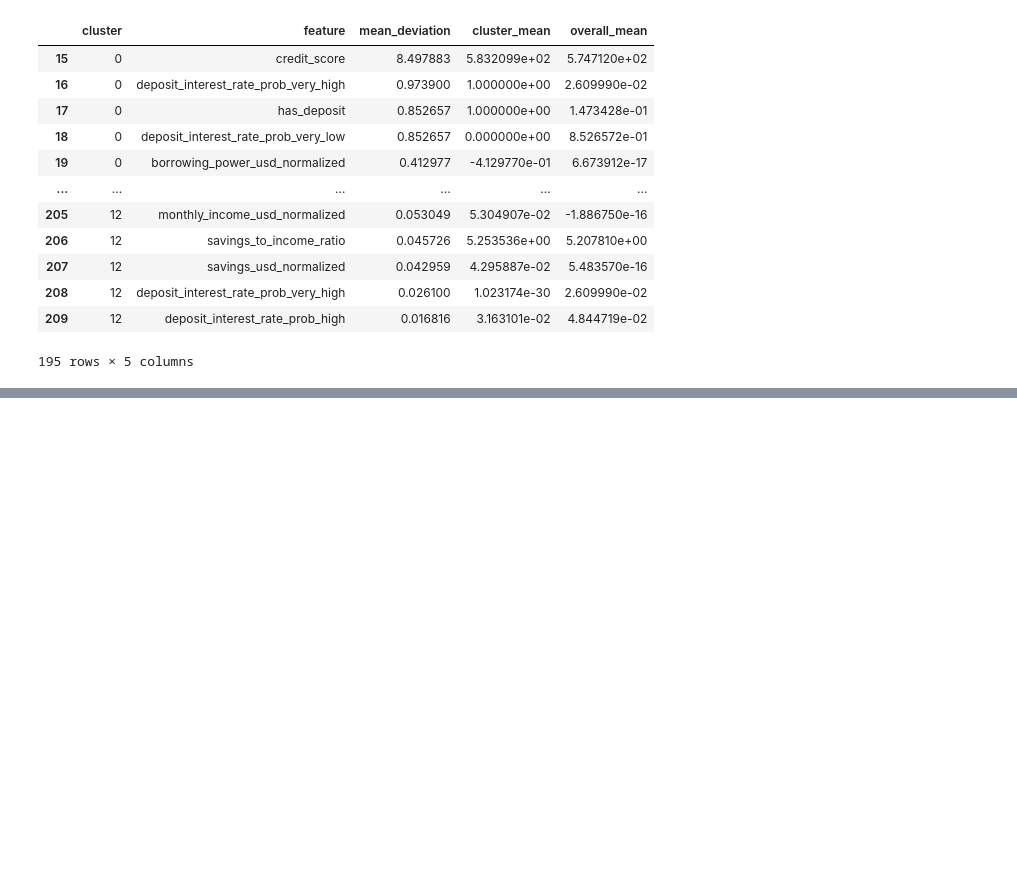
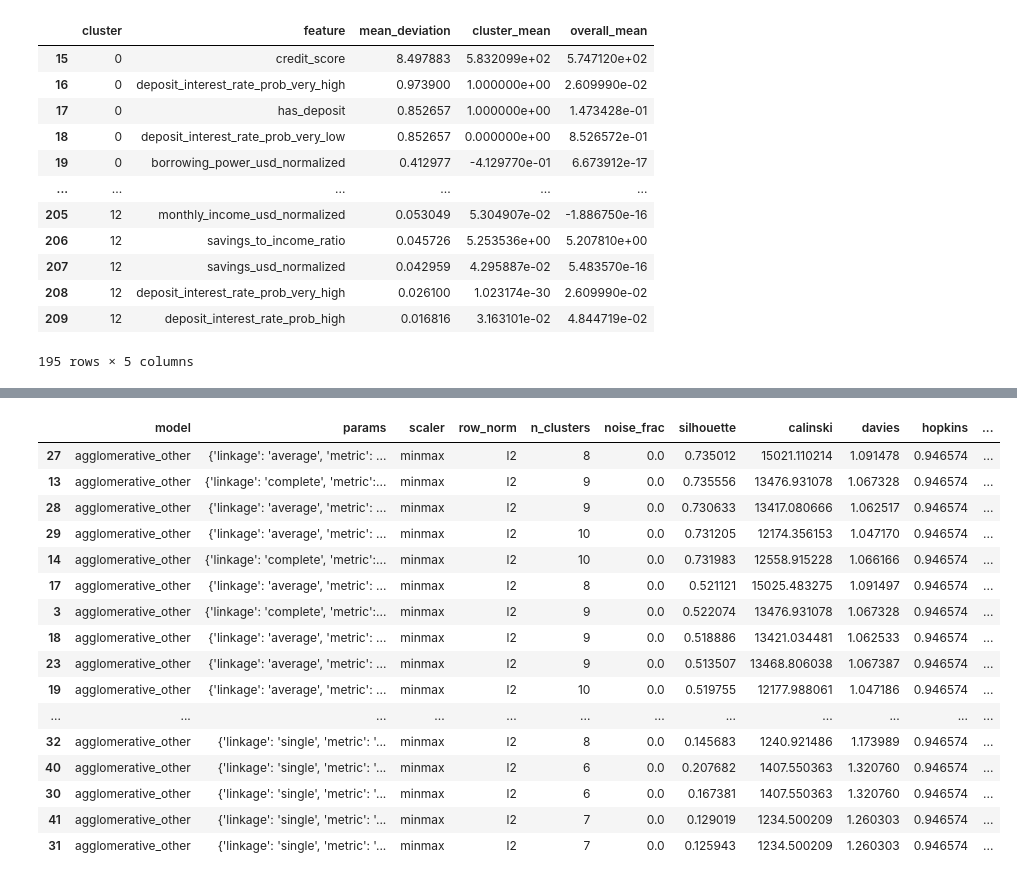
Before and after one commit to OtoSamada/DABN14_Project2, a Jupyter notebook: notebooks/model_training_small_fs.ipynb, the cells around one changed output, grey strips where cells are left out. Cells and saved outputs as stored; diff of their text form; code cells hidden in the pictures; blank space fills up the shorter version.

```diff
--- a/notebooks/model_training_small_fs.ipynb
+++ b/notebooks/model_training_small_fs.ipynb
@@ -478,0 +509,75 @@ Dataset has 0 variance; skipping density estimate. Pass `warn_singular=False` to
+# %%
+binary_cols = ["has_deposit", "has_loan", "has_borrowing_power"]
+prob_cols = [
+    "responsiveness_prob_low", "responsiveness_prob_high",
+    "deposit_interest_rate_prob_very_low", "deposit_interest_rate_prob_low",
+    "deposit_interest_rate_prob_high", "deposit_interest_rate_prob_very_high",
+]
+cont_cols = [
+    "credit_score",
+    "savings_to_income_ratio",
+    "monthly_expenses_usd_normalized",
+    "savings_usd_normalized",
+    "monthly_income_usd_normalized",
+    "borrowing_power_usd_normalized",
+]
+cat_cols = []  # add if present
+
+binary_cols = [c for c in binary_cols if c in proc_new_df_5k.columns]
+prob_cols = [c for c in prob_cols if c in proc_new_df_5k.columns]
+cont_cols = [c for c in cont_cols if c in proc_new_df_5k.columns]
+
+pre_cfg = PreprocessConfig(
+    binary_cols=binary_cols,
+    prob_cols=prob_cols,
+    cont_cols=cont_cols,
+    cat_cols=cat_cols,
+    scaler = "minmax",
+    row_norm = "l2",
+)
+
+# Define clustering models with hyperparameter grids
+model_specs = [
+    ModelSpec(
+        name="agglomerative_other",
+        factory=lambda params: AgglomerativeClustering(**params),
+        param_grid={
+            "n_clusters": [6, 7, 8, 9, 10],
+            "linkage": ["complete", "average", "single"],
+            "metric": ["euclidean", "manhattan", "cosine"],
+        },
+        metric="euclidean",
+    ),
+]
+#{'linkage': 'average', 'metric': 'cosine', 'n_clusters': 8}
+
+results_df, artifacts = run_clustering(proc_new_df_5k, pre_cfg, model_specs, sample_n=None)
+display(results_df)
+
+# Use the best labels already computed in artifacts
+# best_labels = artifacts["best_labels"]
+# plot_tsne_3d(
+#     artifacts["embedding"],
+#     best_labels,
+#     title=f"t-SNE 3D — {artifacts['best_model_name']} (score={artifacts['best']['score']:.3f})",
+#     tsne_cfg=TSNEConfig(perplexity=30),
+#     hover_df=proc_new_df_5k,
+# )
+# %% [output]
+|  | model | params | scaler | row_norm | n_clusters | noise_frac | silhouette | calinski | davies | hopkins | ... |
+| 27 | agglomerative_other | {'linkage': 'average', 'metric': ... | minmax | l2 | 8 | 0.0 | 0.735012 | 15021.110214 | 1.091478 | 0.946574 | ... |
+| 13 | agglomerative_other | {'linkage': 'complete', 'metric':... | minmax | l2 | 9 | 0.0 | 0.735556 | 13476.931078 | 1.067328 | 0.946574 | ... |
+| 28 | agglomerative_other | {'linkage': 'average', 'metric': ... | minmax | l2 | 9 | 0.0 | 0.730633 | 13417.080666 | 1.062517 | 0.946574 | ... |
+| 29 | agglomerative_other | {'linkage': 'average', 'metric': ... | minmax | l2 | 10 | 0.0 | 0.731205 | 12174.356153 | 1.047170 | 0.946574 | ... |
+| 14 | agglomerative_other | {'linkage': 'complete', 'metric':... | minmax | l2 | 10 | 0.0 | 0.731983 | 12558.915228 | 1.066166 | 0.946574 | ... |
+| 17 | agglomerative_other | {'linkage': 'average', 'metric': ... | minmax | l2 | 8 | 0.0 | 0.521121 | 15025.483275 | 1.091497 | 0.946574 | ... |
+| 3 | agglomerative_other | {'linkage': 'complete', 'metric':... | minmax | l2 | 9 | 0.0 | 0.522074 | 13476.931078 | 1.067328 | 0.946574 | ... |
+| 18 | agglomerative_other | {'linkage': 'average', 'metric': ... | minmax | l2 | 9 | 0.0 | 0.518886 | 13421.034481 | 1.062533 | 0.946574 | ... |
+| 23 | agglomerative_other | {'linkage': 'average', 'metric': ... | minmax | l2 | 9 | 0.0 | 0.513507 | 13468.806038 | 1.067387 | 0.946574 | ... |
+| 19 | agglomerative_other | {'linkage': 'average', 'metric': ... | minmax | l2 | 10 | 0.0 | 0.519755 | 12177.988061 | 1.047186 | 0.946574 | ... |
+| ... | ... | ... | ... | ... | ... | ... | ... | ... | ... | ... | ... |
+| 32 | agglomerative_other | {'linkage': 'single', 'metric': '... | minmax | l2 | 8 | 0.0 | 0.145683 | 1240.921486 | 1.173989 | 0.946574 | ... |
+| 40 | agglomerative_other | {'linkage': 'single', 'metric': '... | minmax | l2 | 6 | 0.0 | 0.207682 | 1407.550363 | 1.320760 | 0.946574 | ... |
+| 30 | agglomerative_other | {'linkage': 'single', 'metric': '... | minmax | l2 | 6 | 0.0 | 0.167381 | 1407.550363 | 1.320760 | 0.946574 | ... |
+| 41 | agglomerative_other | {'linkage': 'single', 'metric': '... | minmax | l2 | 7 | 0.0 | 0.129019 | 1234.500209 | 1.260303 | 0.946574 | ... |
+| 31 | agglomerative_other | {'linkage': 'single', 'metric': '... | minmax | l2 | 7 | 0.0 | 0.125943 | 1234.500209 | 1.260303 | 0.946574 | ... |
```
Also changed, not shown: parts of 18 cells of this notebook, 6 other files.
